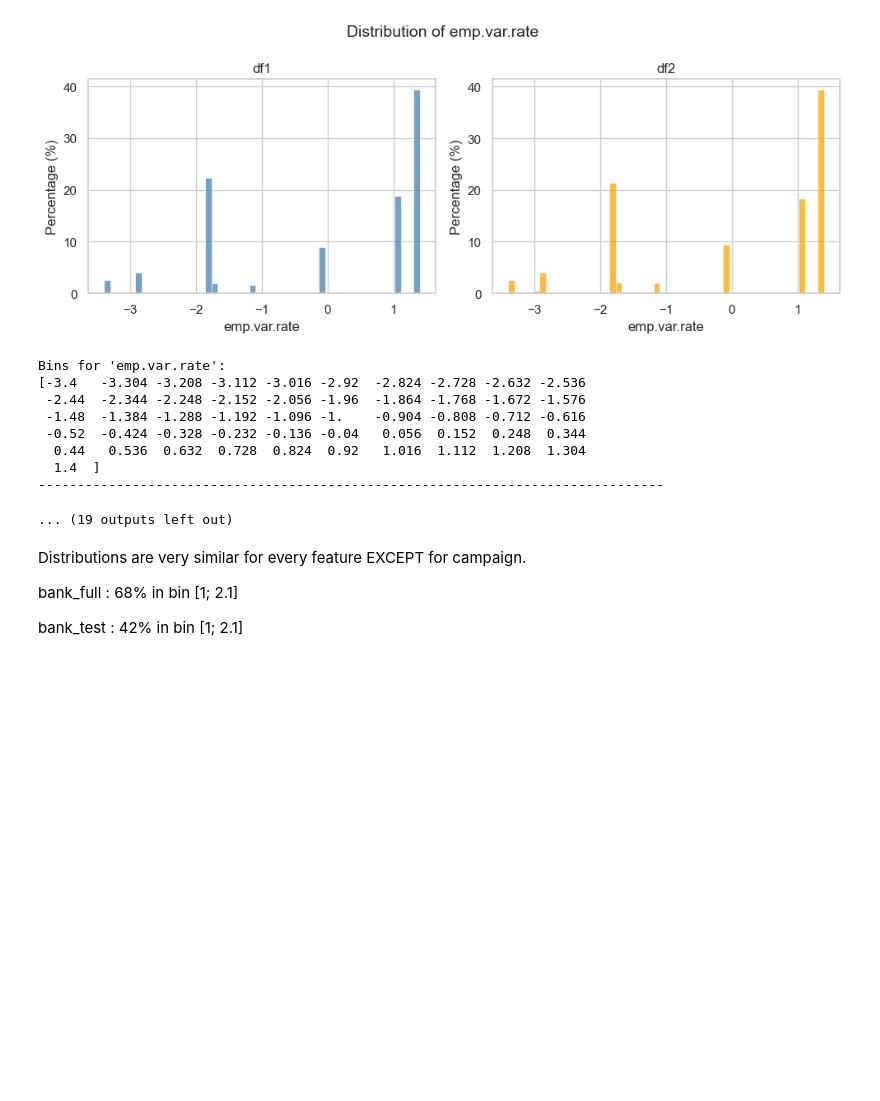
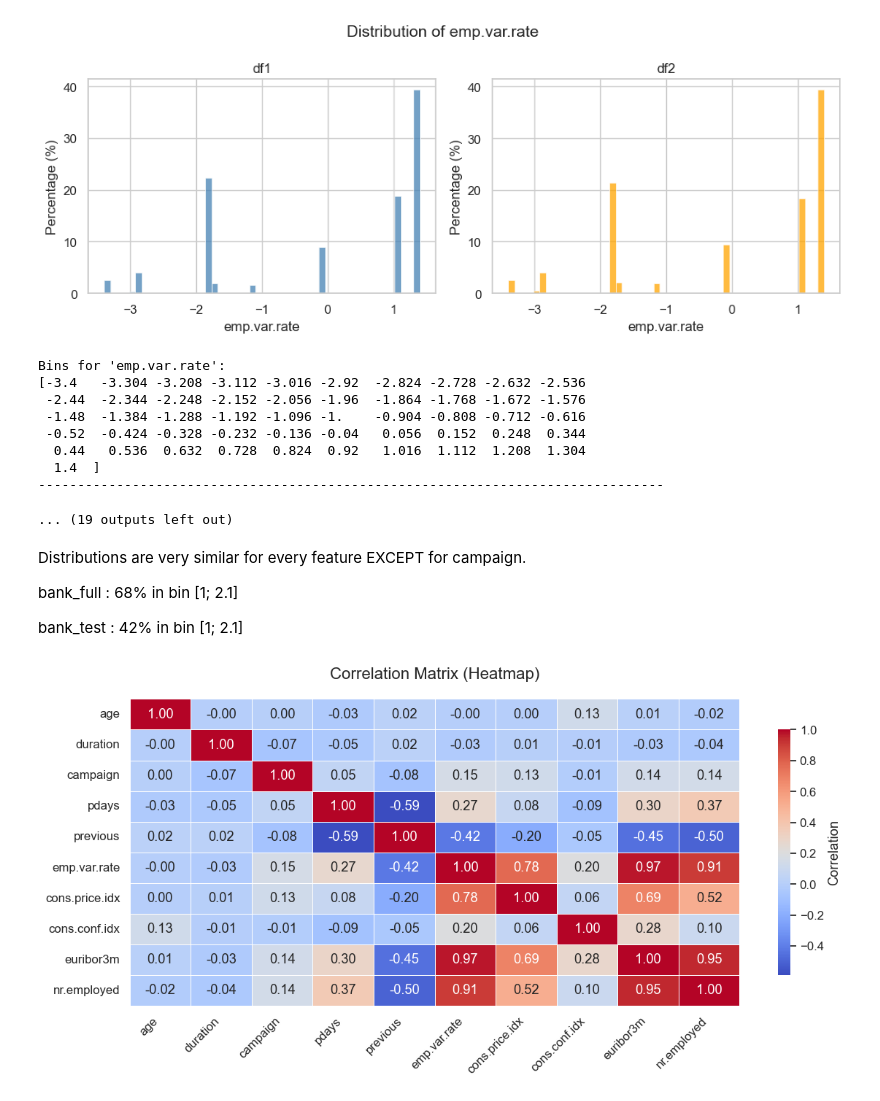
Before and after one commit to Xenodion/supervised_ml_project_waerniers_lamy, a Jupyter notebook: project.ipynb, the cells around one changed output. Drawn from its saved outputs; the diff is of its cells as text; code cells hidden in the pictures; blank space fills up the shorter version.

Commit message:
Create correlation matrix and cramers V

```diff
--- a/project.ipynb
+++ b/project.ipynb
@@ -91,6 +92,35 @@ def compare_distributions(df1, df2, n_bins):
 
     else:
         print("ERROR : Dataframes do not have the same columns")
+
+
+def plot_heatmap(data: pd.DataFrame, title: str):
+
+    sns.set(style="white", font_scale=1.1)
+    plt.figure(figsize=(12, 6))
+    sns.heatmap(
+        data,
+        annot=True,          # show correlation values
+        fmt=".2f",           # format as 2 decimals
+        cmap="coolwarm",     # color palette
+        square=False,        # make cells square
+        linewidths=0.5,      # line between cells
+        cbar_kws={"shrink": 0.8, "label": "Correlation"}  # smaller colorbar
+    )
+
+    plt.title(title, fontsize=16, pad=20)
+    plt.xticks(rotation=45, ha="right")
+    plt.yticks(rotation=0)
+    plt.tight_layout()
+    plt.show()
+
+
+def cramers_v(x, y):
+    confusion_matrix = pd.crosstab(x, y)
+    chi2 = chi2_contingency(confusion_matrix)[0]
+    n = confusion_matrix.sum().sum()
+    r, k = confusion_matrix.shape
+    return np.sqrt((chi2 / n) / (min(k-1, r-1)))
 # %% [markdown]
 # Raw datasets
 
@@ -249,3 +279,21 @@ Distributions are very similar for every feature EXCEPT for campaign.
 bank_full : 68% in bin [1; 2.1]
 
 bank_test : 42% in bin [1; 2.1]
+# %%
+num_cols = bank_full.select_dtypes(include=["number"]).columns.tolist()
+
+corr = bank_full[num_cols].corr(method="pearson") # use method pearson or spearman
+"""
+Pearson :   Linear correlation,
+            Measures how well two variables follow a straight-line relationship,
+            Works best for continuous, normally distributed data,
+            Sensitive to outliers.
+Spearman :  Rank correlation,
+            Measures how well the rank order of values matches between variables,
+            Works best for monotonic relationships (increasing or decreasing, not necessarily linear),
+            Fewer outliers.
+"""
+
+plot_heatmap(corr, "Correlation Matrix (Heatmap)")
+# %% [output]
+[figure, added]
```
Also changed, not shown: parts of 2 cells of this notebook.
